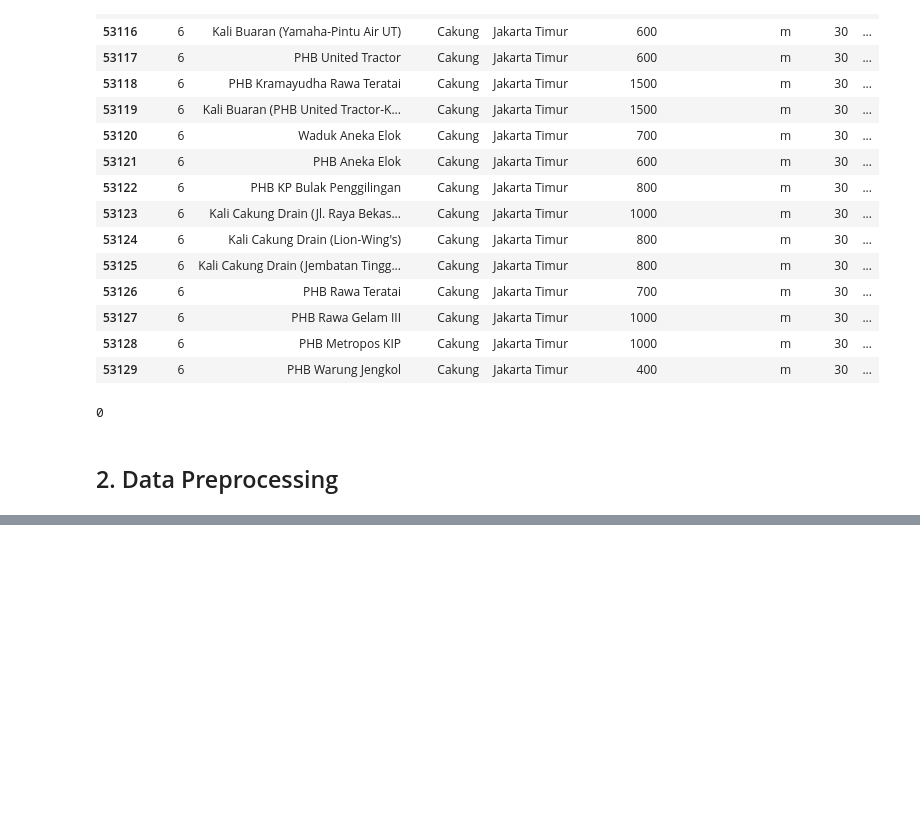
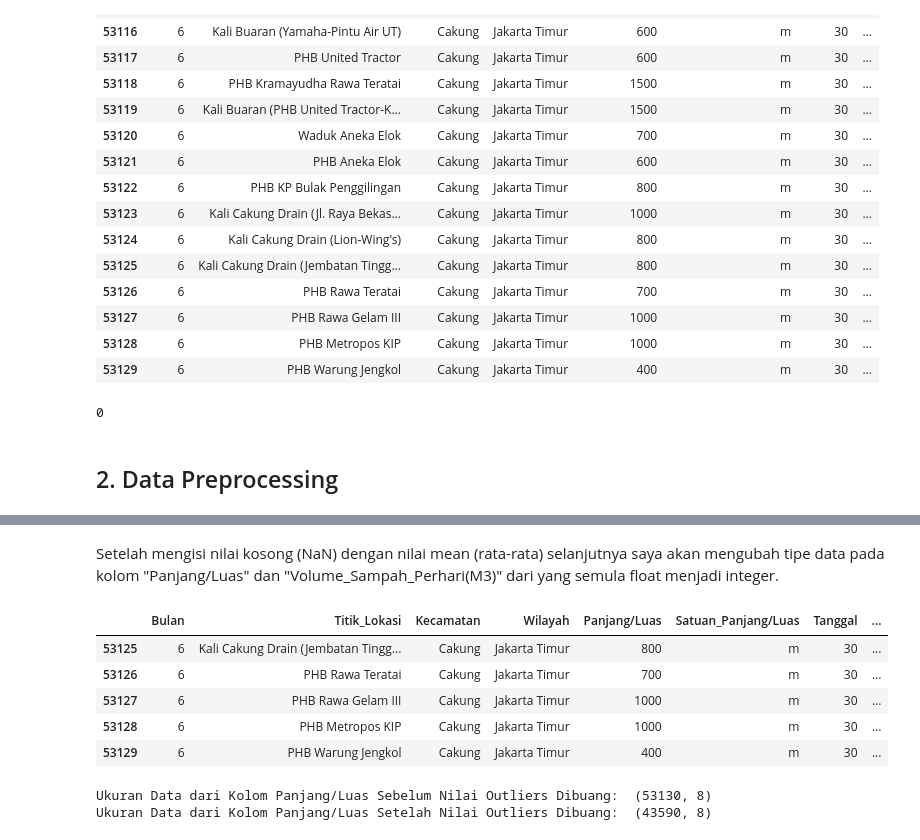
Before and after one commit to pramudianzaheka92/ProjectTugasAkhir, a Jupyter notebook: 6 - 2021/Prediksi Tingkat Pengangkutan Volume Sampah di Bulan Juni 2021 - Dengan Nilai Random State.ipynb, the cells around one changed output, grey strips where cells are left out. Cells and saved outputs as stored; diff of their text form; code cells hidden in the pictures; blank space fills up the shorter version.

```diff
--- a/6 - 2021/Prediksi Tingkat Pengangkutan Volume Sampah di Bulan Juni 2021 - Dengan Nilai Random State.ipynb
+++ b/6 - 2021/Prediksi Tingkat Pengangkutan Volume Sampah di Bulan Juni 2021 - Dengan Nilai Random State.ipynb
@@ -241,0 +291,5 @@ data_juni.duplicated().sum()
+# %%
+# Mengubah tipe data pada kolom "Volume_Sampah_Perhari(M3)" dari string menjadi float
+data_juni["Volume_Sampah_Perhari(M3)"] = pd.to_numeric(data_juni["Volume_Sampah_Perhari(M3)"], errors="coerce")
+
+data_juni.dtypes
@@ -241,0 +321,5 @@ data_juni.duplicated().sum()
+# %%
+# Mengganti nilai "H", "HA", dan "ha" menjadi "Ha"
+data_juni = data_juni.replace(to_replace=["H", "HA", "ha"], value="Ha")
+
+data_juni["Satuan_Panjang/Luas"].value_counts()
@@ -241,0 +346,6 @@ data_juni.duplicated().sum()
+# %%
+# Mengganti nilai NaN yang ada di setiap kolom yang bersifat numerik di dalam dataframe dengan nilai mean
+mean = data_juni.mean()
+data_juni = data_juni.replace(np.nan, mean)
+
+data_juni.isnull().sum()
@@ -241,0 +362,35 @@ data_juni.duplicated().sum()
+# %% [markdown]
+Setelah mengisi nilai kosong (NaN) dengan nilai mean (rata-rata) selanjutnya saya akan mengubah tipe data pada kolom "Panjang/Luas" dan "Volume_Sampah_Perhari(M3)" dari yang semula float menjadi integer.
+# %%
+# Mengubah tipe data pada kolom "Panjang/Luas" dan "Volume_Sampah_Perhari(M3)" dari float menjadi integer
+data_juni["Panjang/Luas"] = data_juni["Panjang/Luas"].astype(int)
+data_juni["Volume_Sampah_Perhari(M3)"] = data_juni["Volume_Sampah_Perhari(M3)"].astype(int)
+
+data_juni.tail()
+# %% [output]
+|  | Bulan | Titik_Lokasi | Kecamatan | Wilayah | Panjang/Luas | Satuan_Panjang/Luas | Tanggal | ... |
+| 53125 | 6 | Kali Cakung Drain (Jembatan Tingg... | Cakung | Jakarta Timur | 800 | m | 30 | ... |
+| 53126 | 6 | PHB Rawa Teratai | Cakung | Jakarta Timur | 700 | m | 30 | ... |
+| 53127 | 6 | PHB Rawa Gelam III | Cakung | Jakarta Timur | 1000 | m | 30 | ... |
+| 53128 | 6 | PHB Metropos KIP | Cakung | Jakarta Timur | 1000 | m | 30 | ... |
+| 53129 | 6 | PHB Warung Jengkol | Cakung | Jakarta Timur | 400 | m | 30 | ... |
+# %%
+# Mengecek nilai outliers untuk kolom "Panjang/Luas" dengan nilai quartil dan IQR
+Q1 = data_juni["Panjang/Luas"].quantile(0.25)
+Q3 = data_juni["Panjang/Luas"].quantile(0.75)
+
+# Rumus untuk menghitung IQR atau Interquartile Range adalah dengan mengurangi quartil 3 dengan quartil 1
+IQR = Q3 - Q1
+
+# Melihat ukuran sementara sebelum data outliers dibuang
+print("Ukuran Data dari Kolom Panjang/Luas Sebelum Nilai Outliers Dibuang: ", data_juni.shape)
+
+# Menghapus nilai outliers dari kolom "Panjang/Luas" menggunakan rumus yang telah didefinisikan
+data_juni = data_juni[~((data_juni["Panjang/Luas"] < (Q1 - 1.5 * IQR)) |
+                        (data_juni["Panjang/Luas"] > (Q3 + 1.5 * IQR)))]
+
+# Melihat kembali ukuran (jumlah baris dan kolom) setelah data outliers dibuang dari kolom "Panjang/Luas"
+print("Ukuran Data dari Kolom Panjang/Luas Setelah Nilai Outliers Dibuang: ", data_juni.shape)
+# %% [output]
+Ukuran Data dari Kolom Panjang/Luas Sebelum Nilai Outliers Dibuang:  (53130, 8)
+Ukuran Data dari Kolom Panjang/Luas Setelah Nilai Outliers Dibuang:  (43590, 8)
```
Also changed, not shown: parts of 15 cells of this notebook.
